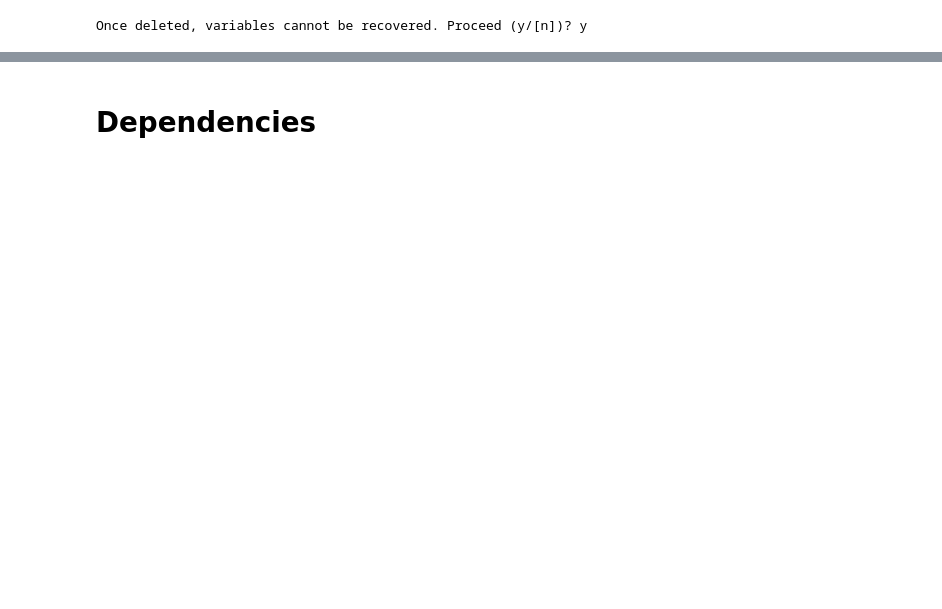
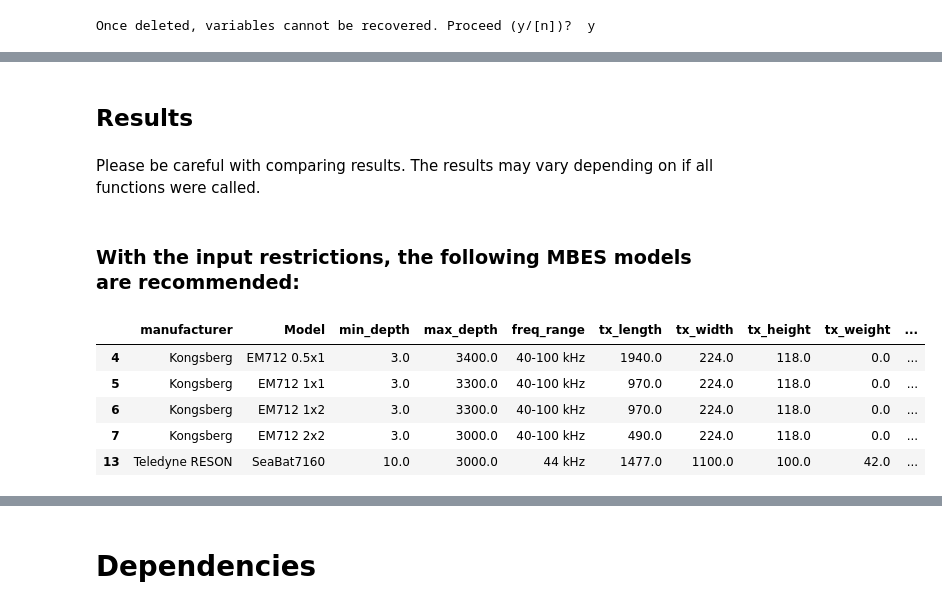
Before and after one commit to FreWiku/Tool, a Jupyter notebook: Tool.ipynb, the cells around one changed output, grey strips where cells are left out. Drawn from its saved outputs; the diff is of its cells as text; code cells hidden in the pictures; blank space fills up the shorter version.

```diff
--- a/Tool.ipynb
+++ b/Tool.ipynb
@@ -568,0 +458,15 @@ The following instruments are suitable regarding only space requirements:
+# %% [markdown]
+## Results
+# %% [markdown]
+Please be careful with comparing results. The results may vary depending on if all functions were called.
+# %% [markdown]
+### With the input restrictions, the following MBES models are recommended:
+# %%
+all_mbes[['manufacturer','Model','min_depth','max_depth','freq_range','tx_length', 'tx_width','tx_height', 'tx_weight', 'rx_length', 'rx_width','rx_height','rx_weight']]
+# %% [output]
+|  | manufacturer | Model | min_depth | max_depth | freq_range | tx_length | tx_width | tx_height | tx_weight | ... |
+| 4 | Kongsberg | EM712 0.5x1 | 3.0 | 3400.0 | 40-100 kHz | 1940.0 | 224.0 | 118.0 | 0.0 | ... |
+| 5 | Kongsberg | EM712 1x1 | 3.0 | 3300.0 | 40-100 kHz | 970.0 | 224.0 | 118.0 | 0.0 | ... |
+| 6 | Kongsberg | EM712 1x2 | 3.0 | 3300.0 | 40-100 kHz | 970.0 | 224.0 | 118.0 | 0.0 | ... |
+| 7 | Kongsberg | EM712 2x2 | 3.0 | 3000.0 | 40-100 kHz | 490.0 | 224.0 | 118.0 | 0.0 | ... |
+| 13 | Teledyne RESON | SeaBat7160 | 10.0 | 3000.0 | 44 kHz | 1477.0 | 1100.0 | 100.0 | 42.0 | ... |
```
Also changed, not shown: parts of 63 cells of this notebook.
